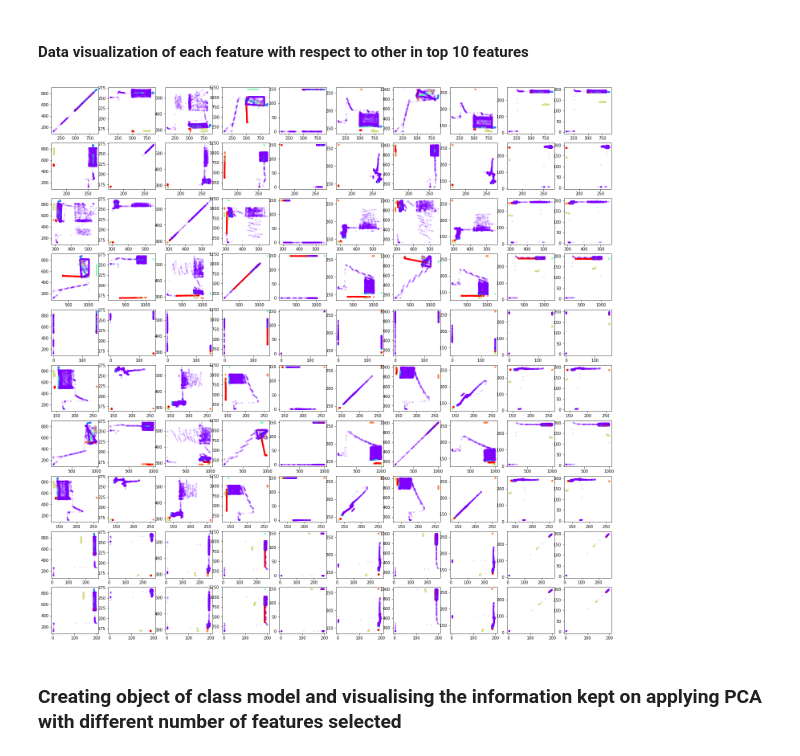
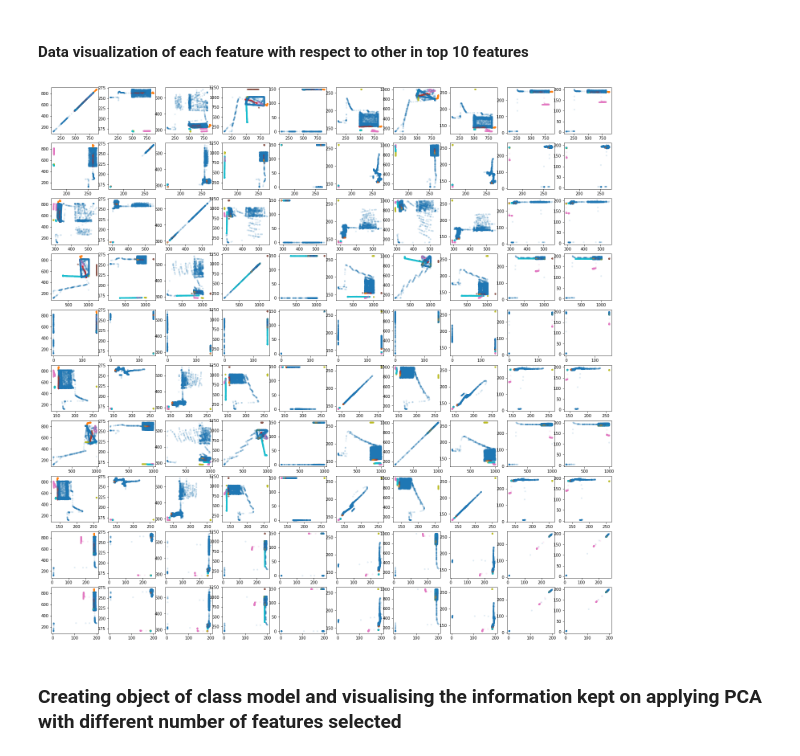
Before and after one commit to nitinvbharti/SWAT_data_Attack_Prediction, a Jupyter notebook: hw4.ipynb, the cells around one changed output. Saved outputs shown, nothing was run; the diff lists cells and outputs as text; code cells hidden in the pictures.

Commit message:
Updated algorithm with chi square
Added related image files and updated python code for algorithm on chi square.

```diff
--- a/hw4.ipynb
+++ b/hw4.ipynb
@@ -105,3 +114,9 @@ set_states=sorted(set_states)
+# %%
+X = data_mat[:,1:52]
+X_for_var=X.copy()
+sel = SelectKBest(chi2, k=10)
+sel.fit(X,Y)
+X_tr = sel.transform(X)
 # %% [markdown]
 ### Now we split the data into Training set, Validation set and Test set
 We are splitting the combined data into:
@@ -109,9 +124,7 @@ We are splitting the combined data into:
 2. 25% Validation set
 3. 25% Test set
 # %%
-X = data_mat[:,1:52]
 # X[0:5]
-X_train, X_tt, Y_train, Y_tt = train_test_split(X, Y,stratify=Y,test_size=0.5, random_state = 15)
+X_train, X_tt, Y_train, Y_tt = train_test_split(X_tr, Y,stratify=Y,test_size=0.5, random_state = 15)
 X_val, X_test, Y_val, Y_test = train_test_split(X_tt, Y_tt,stratify=Y_tt,test_size=0.5, random_state =30)
-X_for_var=X_train.copy()
 print('Training Data Size : ', X_train.shape, Y_train.shape)
@@ -127,5 +133,5 @@ Then we select 10 best features from the whole data, using features selection wi
 # %%
-sel = SelectKBest(chi2, k=10)
-sel.fit(X_train,Y_train)
-X_train = sel.transform(X_train)
-X_train.shape
+# sel = SelectKBest(chi2, k=10)
+# sel.fit(X_train,Y_train)
+# X_train = sel.transform(X_train)
+# X_train.shape
@@ -333,19 +341,19 @@ X_train.shape[1]
 # %%
 Y_plot=np.zeros(Y_train.size)
 set_states=set(Y_train)
 for state in set_states:
     if state!='Normal':
         Y_plot[Y_train==state]=int(state[len(state)-1])
     else:
         Y_plot[Y_train==state]=0
 ndims=X_train.shape[1]
 fig, ax = mplot.subplots(ndims,ndims,figsize =[25,25])
 for i in range(ndims):
     for j in range(ndims):
-        ax[i][j].scatter(X_train[:,i],X_train[:,j],c = Y_plot, cmap="rainbow", marker ='.', alpha = 0.1)
-# plt.savefig('scatterplot.png')
+        ax[i][j].scatter(X_train[:,i],X_train[:,j],c = Y_plot, cmap="tab10", marker ='.', alpha = 0.1)
+mplot.savefig('scatterplot.png',bbox='tight')
 mplot.show()
 # %% [output]
-[figure, old version]
+[figure, new version]
 # %% [markdown]
 ### Creating object of class model and visualising the information kept on applying PCA with different number of features selected
```
Also changed, not shown: parts of 17 cells of this notebook, 3 other files.
